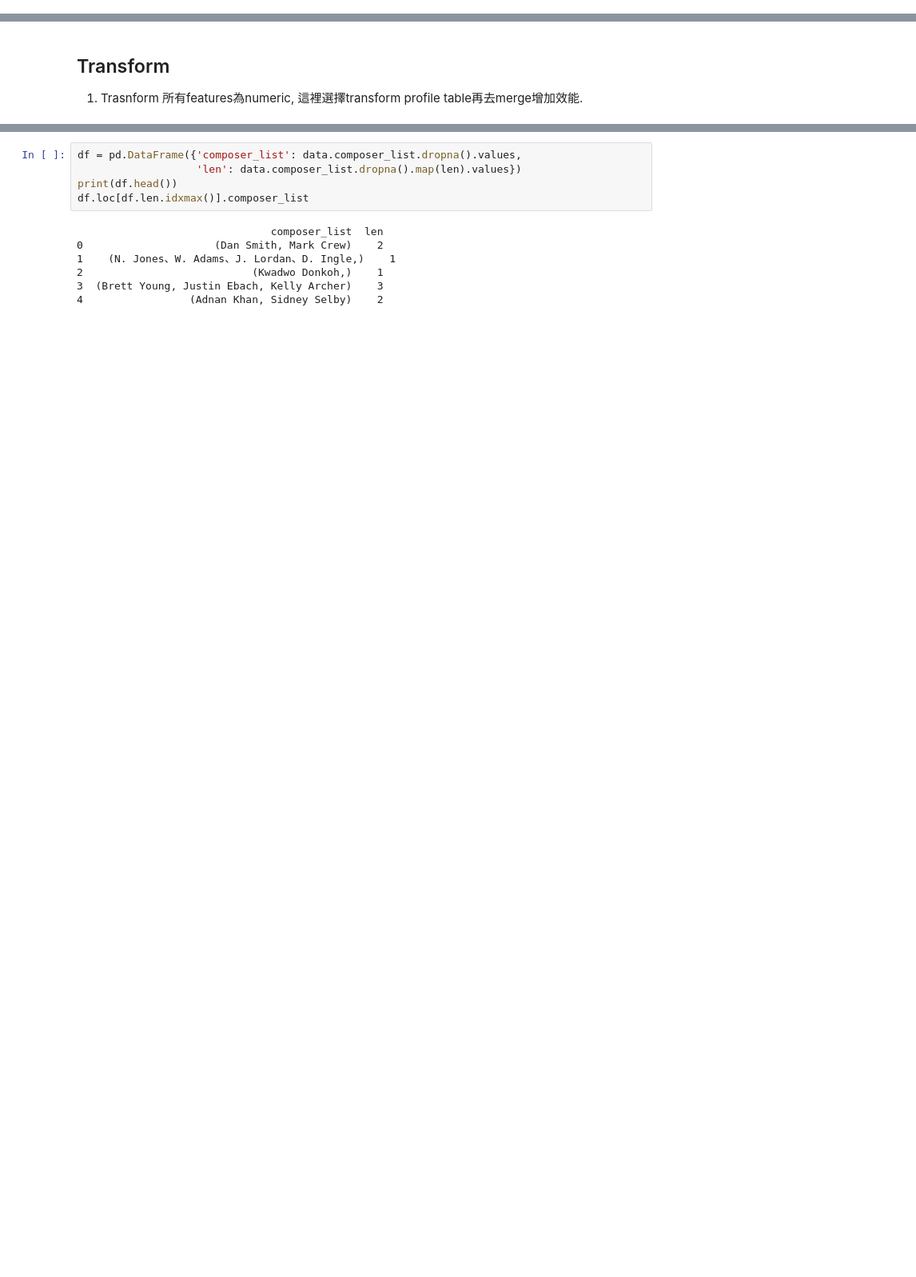
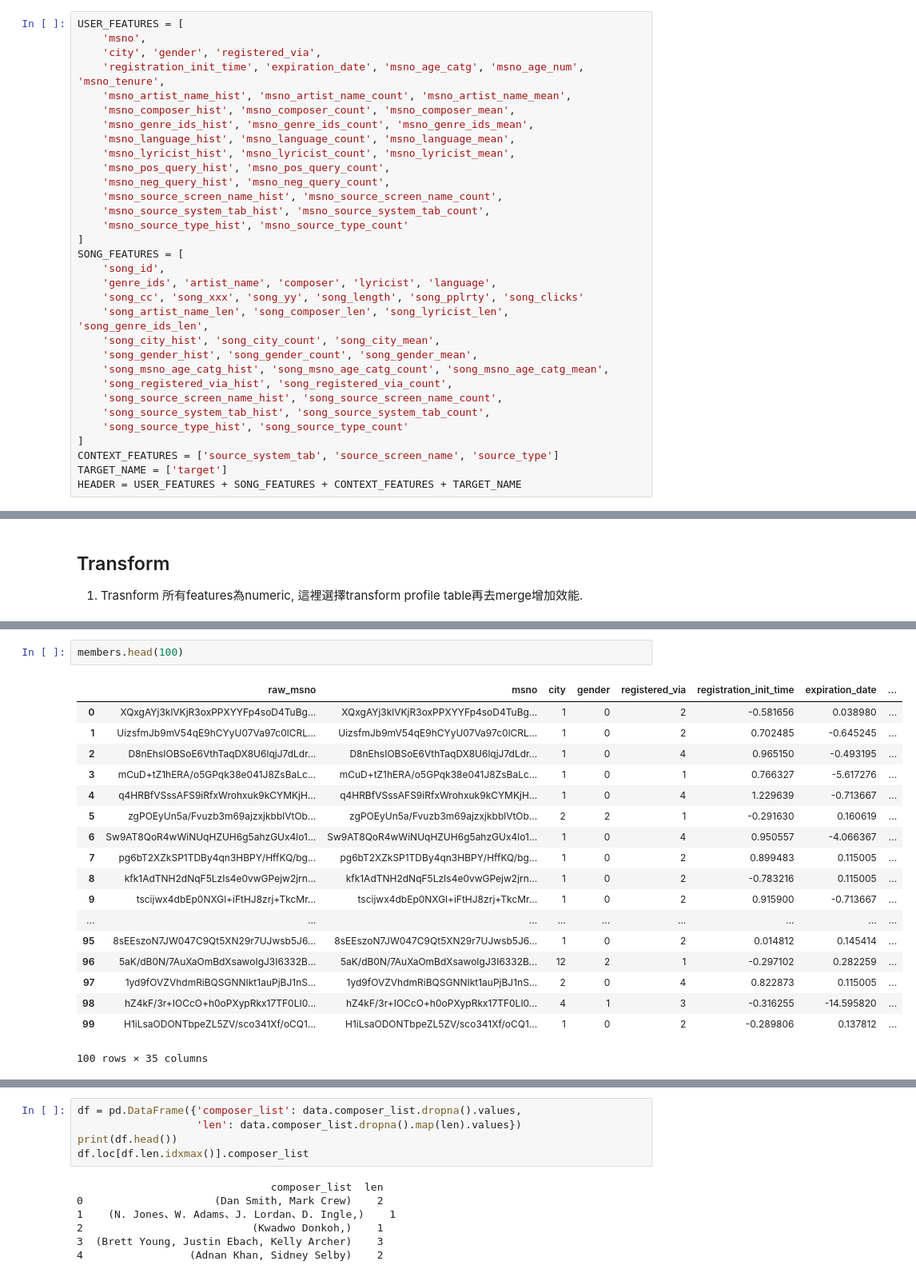
Before and after one commit to CloudMile/ml-specialized, a Jupyter notebook: kkbox/kkbox.ipynb, the cells around one changed output, grey strips where cells are left out. Shown at 80% size. Cells and saved outputs as stored; diff of their text form; blank space fills up the shorter version.

```diff
--- a/kkbox/kkbox.ipynb
+++ b/kkbox/kkbox.ipynb
@@ -512,2 +535,34 @@ data.columns, data.columns.shape
+# %%
+USER_FEATURES = [
+    'msno',
+    'city', 'gender', 'registered_via',
+    'registration_init_time', 'expiration_date', 'msno_age_catg', 'msno_age_num', 'msno_tenure',
+    'msno_artist_name_hist', 'msno_artist_name_count', 'msno_artist_name_mean',
+    'msno_composer_hist', 'msno_composer_count', 'msno_composer_mean',
+    'msno_genre_ids_hist', 'msno_genre_ids_count', 'msno_genre_ids_mean',
+    'msno_language_hist', 'msno_language_count', 'msno_language_mean',
+    'msno_lyricist_hist', 'msno_lyricist_count', 'msno_lyricist_mean',
+    'msno_pos_query_hist', 'msno_pos_query_count',
+    'msno_neg_query_hist', 'msno_neg_query_count',
+    'msno_source_screen_name_hist', 'msno_source_screen_name_count',
+    'msno_source_system_tab_hist', 'msno_source_system_tab_count',
+    'msno_source_type_hist', 'msno_source_type_count'
+]
+SONG_FEATURES = [
+    'song_id',
+    'genre_ids', 'artist_name', 'composer', 'lyricist', 'language',
+    'song_cc', 'song_xxx', 'song_yy', 'song_length', 'song_pplrty', 'song_clicks'
+    'song_artist_name_len', 'song_composer_len', 'song_lyricist_len', 'song_genre_ids_len',
+    'song_city_hist', 'song_city_count', 'song_city_mean',
+    'song_gender_hist', 'song_gender_count', 'song_gender_mean',
+    'song_msno_age_catg_hist', 'song_msno_age_catg_count', 'song_msno_age_catg_mean',
+    'song_registered_via_hist', 'song_registered_via_count',
+    'song_source_screen_name_hist', 'song_source_screen_name_count',
+    'song_source_system_tab_hist', 'song_source_system_tab_count',
+    'song_source_type_hist', 'song_source_type_count'
+]
+CONTEXT_FEATURES = ['source_system_tab', 'source_screen_name', 'source_type']
+TARGET_NAME = ['target']
+HEADER = USER_FEATURES + SONG_FEATURES + CONTEXT_FEATURES + TARGET_NAME
 # %%
 %%time
@@ -699,0 +751,21 @@ with tf.Graph().as_default():
+# %%
+members.head(100)
+# %% [output]
+|  | raw_msno | msno | city | gender | registered_via | registration_init_time | expiration_date | ... |
+| 0 | XQxgAYj3klVKjR3oxPPXYYFp4soD4TuBg... | XQxgAYj3klVKjR3oxPPXYYFp4soD4TuBg... | 1 | 0 | 2 | -0.581656 | 0.038980 | ... |
+| 1 | UizsfmJb9mV54qE9hCYyU07Va97c0lCRL... | UizsfmJb9mV54qE9hCYyU07Va97c0lCRL... | 1 | 0 | 2 | 0.702485 | -0.645245 | ... |
+| 2 | D8nEhsIOBSoE6VthTaqDX8U6lqjJ7dLdr... | D8nEhsIOBSoE6VthTaqDX8U6lqjJ7dLdr... | 1 | 0 | 4 | 0.965150 | -0.493195 | ... |
+| 3 | mCuD+tZ1hERA/o5GPqk38e041J8ZsBaLc... | mCuD+tZ1hERA/o5GPqk38e041J8ZsBaLc... | 1 | 0 | 1 | 0.766327 | -5.617276 | ... |
+| 4 | q4HRBfVSssAFS9iRfxWrohxuk9kCYMKjH... | q4HRBfVSssAFS9iRfxWrohxuk9kCYMKjH... | 1 | 0 | 4 | 1.229639 | -0.713667 | ... |
+| 5 | zgPOEyUn5a/Fvuzb3m69ajzxjkbblVtOb... | zgPOEyUn5a/Fvuzb3m69ajzxjkbblVtOb... | 2 | 2 | 1 | -0.291630 | 0.160619 | ... |
+| 6 | Sw9AT8QoR4wWiNUqHZUH6g5ahzGUx4lo1... | Sw9AT8QoR4wWiNUqHZUH6g5ahzGUx4lo1... | 1 | 0 | 4 | 0.950557 | -4.066367 | ... |
+| 7 | pg6bT2XZkSP1TDBy4qn3HBPY/HffKQ/bg... | pg6bT2XZkSP1TDBy4qn3HBPY/HffKQ/bg... | 1 | 0 | 2 | 0.899483 | 0.115005 | ... |
+| 8 | kfk1AdTNH2dNqF5LzIs4e0vwGPejw2jrn... | kfk1AdTNH2dNqF5LzIs4e0vwGPejw2jrn... | 1 | 0 | 2 | -0.783216 | 0.115005 | ... |
+| 9 | tscijwx4dbEp0NXGl+iFtHJ8zrj+TkcMr... | tscijwx4dbEp0NXGl+iFtHJ8zrj+TkcMr... | 1 | 0 | 2 | 0.915900 | -0.713667 | ... |
+| ... | ... | ... | ... | ... | ... | ... | ... | ... |
+| 95 | 8sEEszoN7JW047C9Qt5XN29r7UJwsb5J6... | 8sEEszoN7JW047C9Qt5XN29r7UJwsb5J6... | 1 | 0 | 2 | 0.014812 | 0.145414 | ... |
+| 96 | 5aK/dB0N/7AuXaOmBdXsawoIgJ3I6332B... | 5aK/dB0N/7AuXaOmBdXsawoIgJ3I6332B... | 12 | 2 | 1 | -0.297102 | 0.282259 | ... |
+| 97 | 1yd9fOVZVhdmRiBQSGNNIkt1auPjBJ1nS... | 1yd9fOVZVhdmRiBQSGNNIkt1auPjBJ1nS... | 2 | 0 | 4 | 0.822873 | 0.115005 | ... |
+| 98 | hZ4kF/3r+IOCcO+h0oPXypRkx17TF0LI0... | hZ4kF/3r+IOCcO+h0oPXypRkx17TF0LI0... | 4 | 1 | 3 | -0.316255 | -14.595820 | ... |
+| 99 | H1iLsaODONTbpeZL5ZV/sco341Xf/oCQ1... | H1iLsaODONTbpeZL5ZV/sco341Xf/oCQ1... | 1 | 0 | 2 | -0.289806 | 0.137812 | ... |
+100 rows × 35 columns
```
Also changed, not shown: parts of 28 cells of this notebook, 2 other files.
